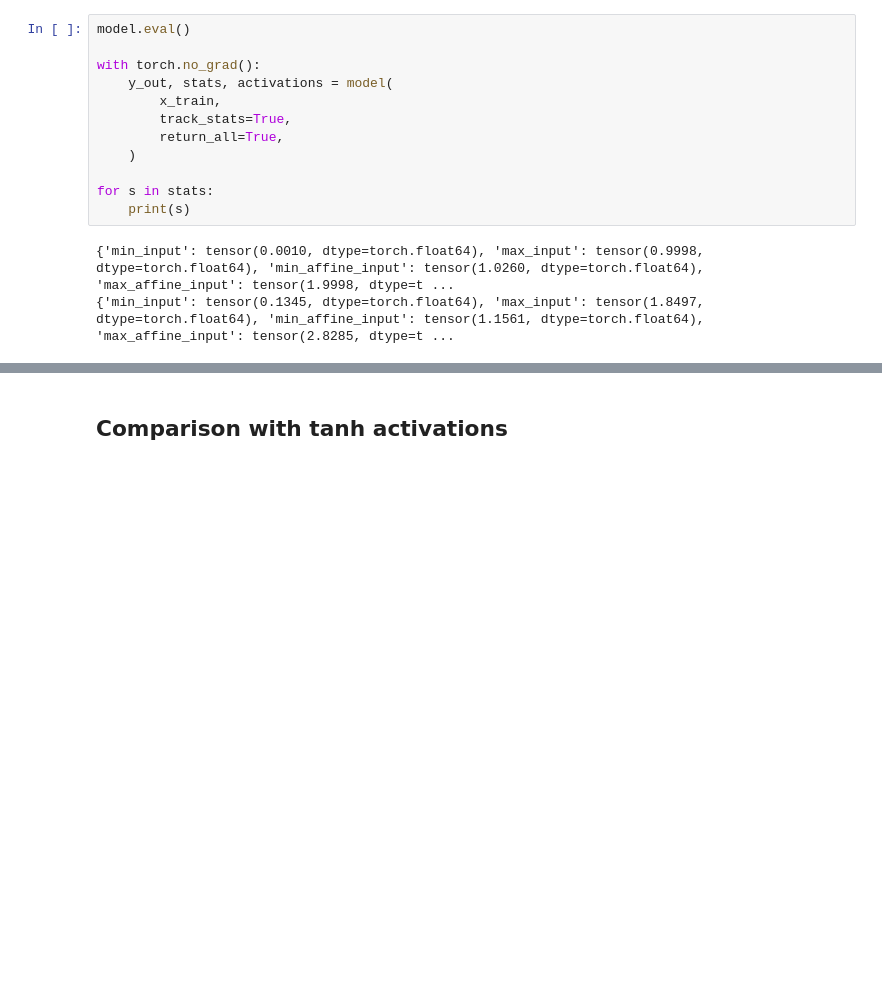
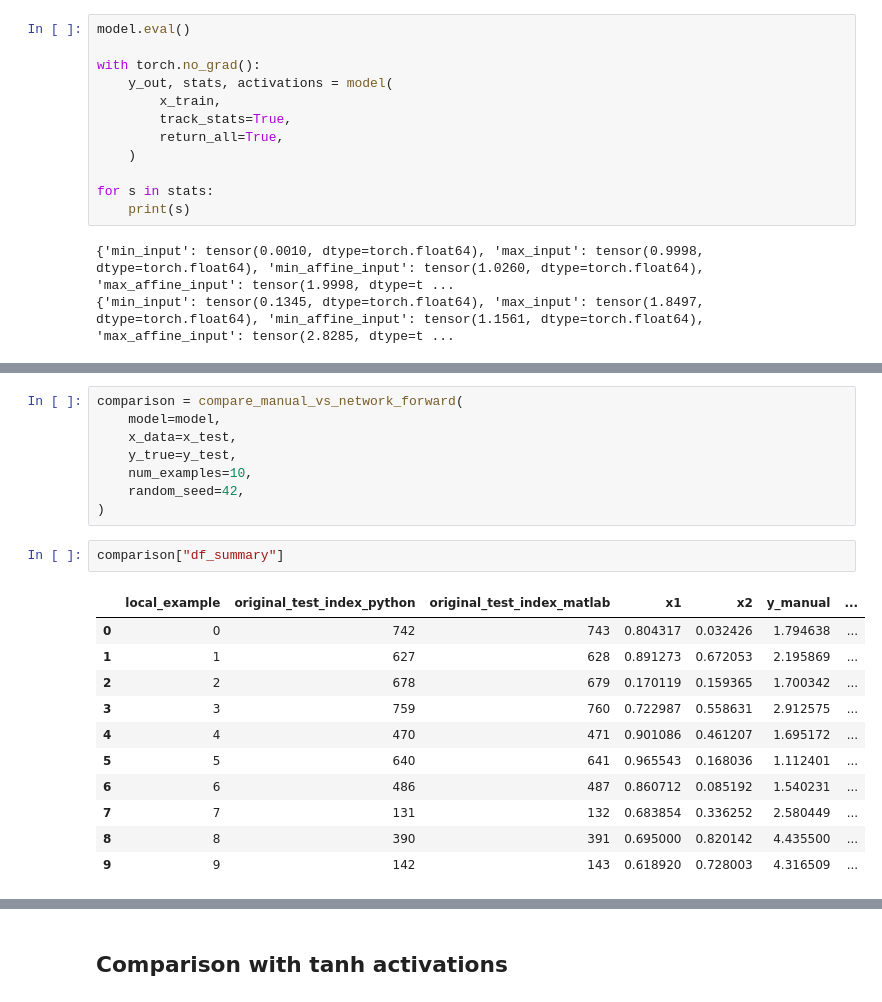
Before and after one commit to sofijaorlovic/photonic-KAN, a Jupyter notebook: affine_experiments.ipynb, the cells around one changed output, grey strips where cells are left out. Saved outputs shown, nothing was run; the diff lists cells and outputs as text; blank space fills up the shorter version.

Commit message:
manual forward pass check

```diff
--- a/affine_experiments.ipynb
+++ b/affine_experiments.ipynb
@@ -233,0 +671,22 @@ for s in stats:
+# %%
+comparison = compare_manual_vs_network_forward(
+    model=model,
+    x_data=x_test,
+    y_true=y_test,
+    num_examples=10,
+    random_seed=42,
+)
+# %%
+comparison["df_summary"]
+# %% [output]
+|  | local_example | original_test_index_python | original_test_index_matlab | x1 | x2 | y_manual | ... |
+| 0 | 0 | 742 | 743 | 0.804317 | 0.032426 | 1.794638 | ... |
+| 1 | 1 | 627 | 628 | 0.891273 | 0.672053 | 2.195869 | ... |
+| 2 | 2 | 678 | 679 | 0.170119 | 0.159365 | 1.700342 | ... |
+| 3 | 3 | 759 | 760 | 0.722987 | 0.558631 | 2.912575 | ... |
+| 4 | 4 | 470 | 471 | 0.901086 | 0.461207 | 1.695172 | ... |
+| 5 | 5 | 640 | 641 | 0.965543 | 0.168036 | 1.112401 | ... |
+| 6 | 6 | 486 | 487 | 0.860712 | 0.085192 | 1.540231 | ... |
+| 7 | 7 | 131 | 132 | 0.683854 | 0.336252 | 2.580449 | ... |
+| 8 | 8 | 390 | 391 | 0.695000 | 0.820142 | 4.435500 | ... |
+| 9 | 9 | 142 | 143 | 0.618920 | 0.728003 | 4.316509 | ... |
```
Also changed, not shown: parts of 9 cells of this notebook, 4 other files.
